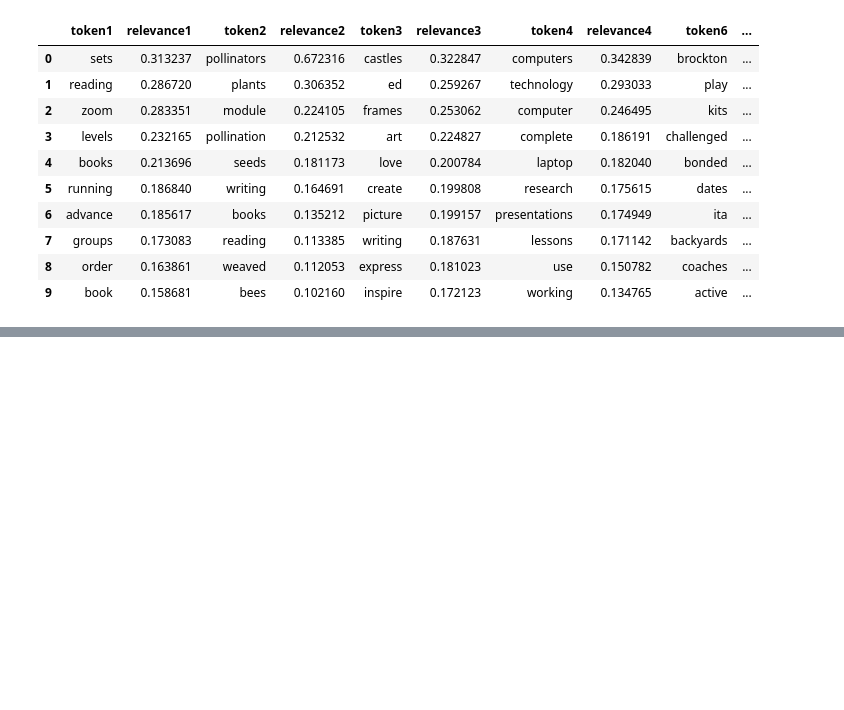
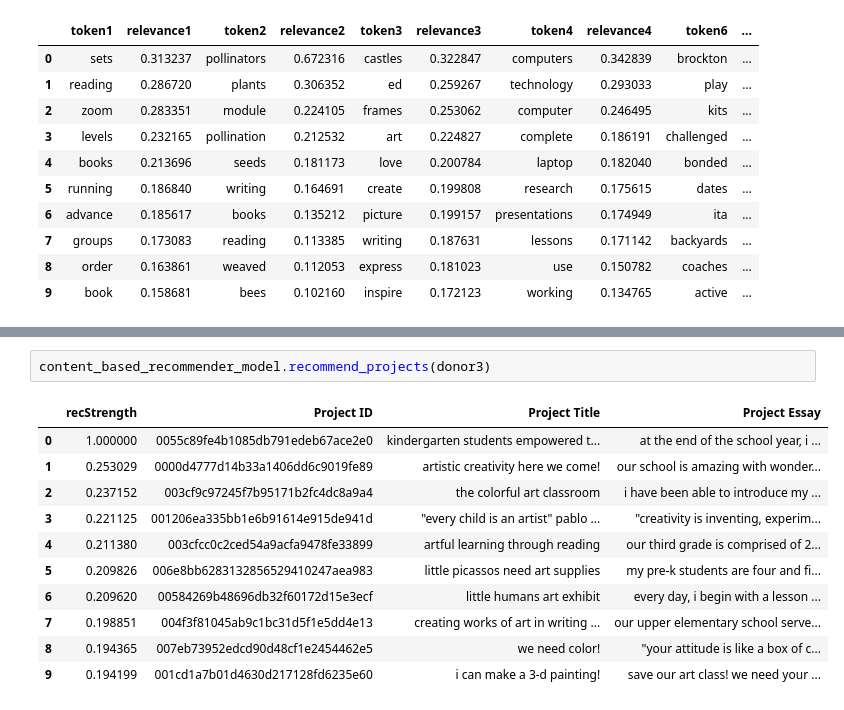
Before and after one commit to mwadegraff/DonorsChoose-io, a Jupyter notebook: DC EDA and Recommender.ipynb, the cells around one changed output, grey strips where cells are left out. Cells and saved outputs as stored; diff of their text form; blank space fills up the shorter version.

```diff
--- a/DC EDA and Recommender.ipynb
+++ b/DC EDA and Recommender.ipynb
@@ -445,0 +637,14 @@ example_profiles.head(10)
+# %%
+content_based_recommender_model.recommend_projects(donor3)
+# %% [output]
+|  | recStrength | Project ID | Project Title | Project Essay |
+| 0 | 1.000000 | 0055c89fe4b1085db791edeb67ace2e0 | kindergarten students empowered t... | at the end of the school year, i ... |
+| 1 | 0.253029 | 0000d4777d14b33a1406dd6c9019fe89 | artistic creativity here we come! | our school is amazing with wonder... |
+| 2 | 0.237152 | 003cf9c97245f7b95171b2fc4dc8a9a4 | the colorful art classroom | i have been able to introduce my ... |
+| 3 | 0.221125 | 001206ea335bb1e6b91614e915de941d | "every child is an artist" pablo ... | "creativity is inventing, experim... |
+| 4 | 0.211380 | 003cfcc0c2ced54a9acfa9478fe33899 | artful learning through reading | our third grade is comprised of 2... |
+| 5 | 0.209826 | 006e8bb6283132856529410247aea983 | little picassos need art supplies | my pre-k students are four and fi... |
+| 6 | 0.209620 | 00584269b48696db32f60172d15e3ecf | little humans art exhibit | every day, i begin with a lesson ... |
+| 7 | 0.198851 | 004f3f81045ab9c1bc31d5f1e5dd4e13 | creating works of art in writing ... | our upper elementary school serve... |
+| 8 | 0.194365 | 007eb73952edcd90d48cf1e2454462e5 | we need color! | "your attitude is like a box of c... |
+| 9 | 0.194199 | 001cd1a7b01d4630d217128fd6235e60 | i can make a 3-d painting! | save our art class! we need your ... |
```
Also changed, not shown: parts of 47 cells of this notebook, 1 other file.
